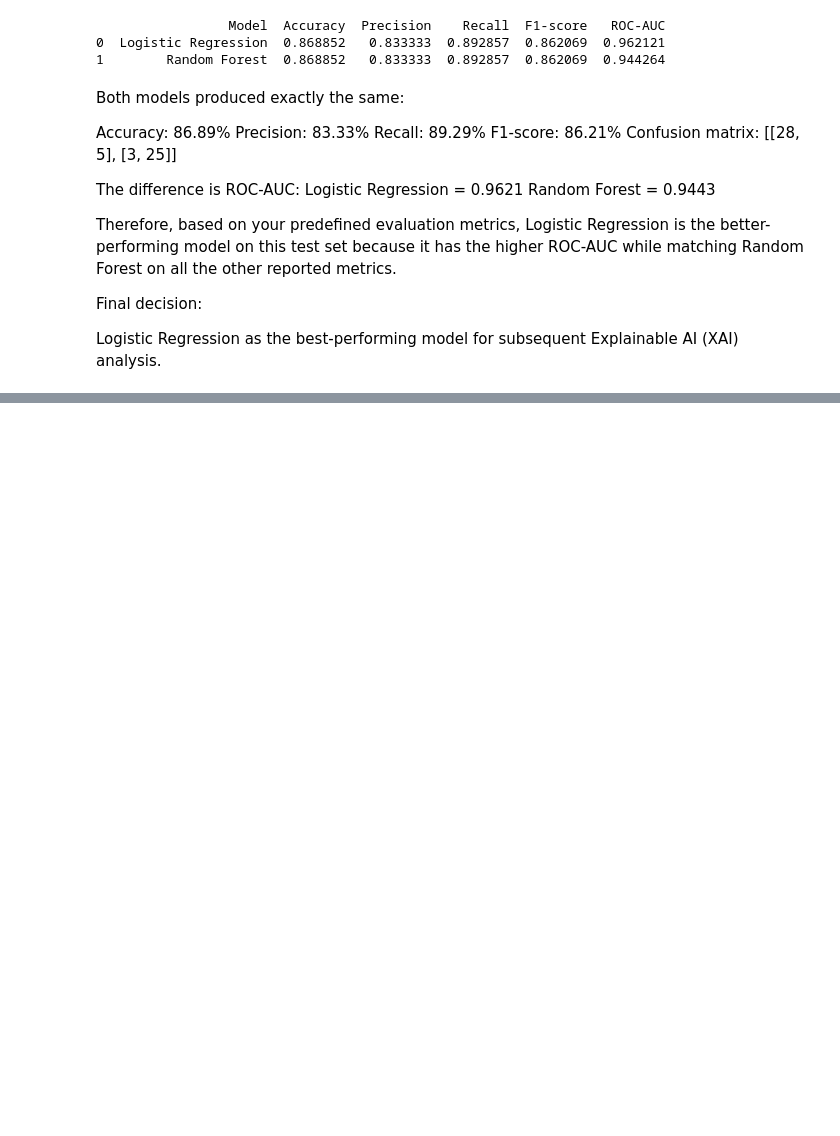
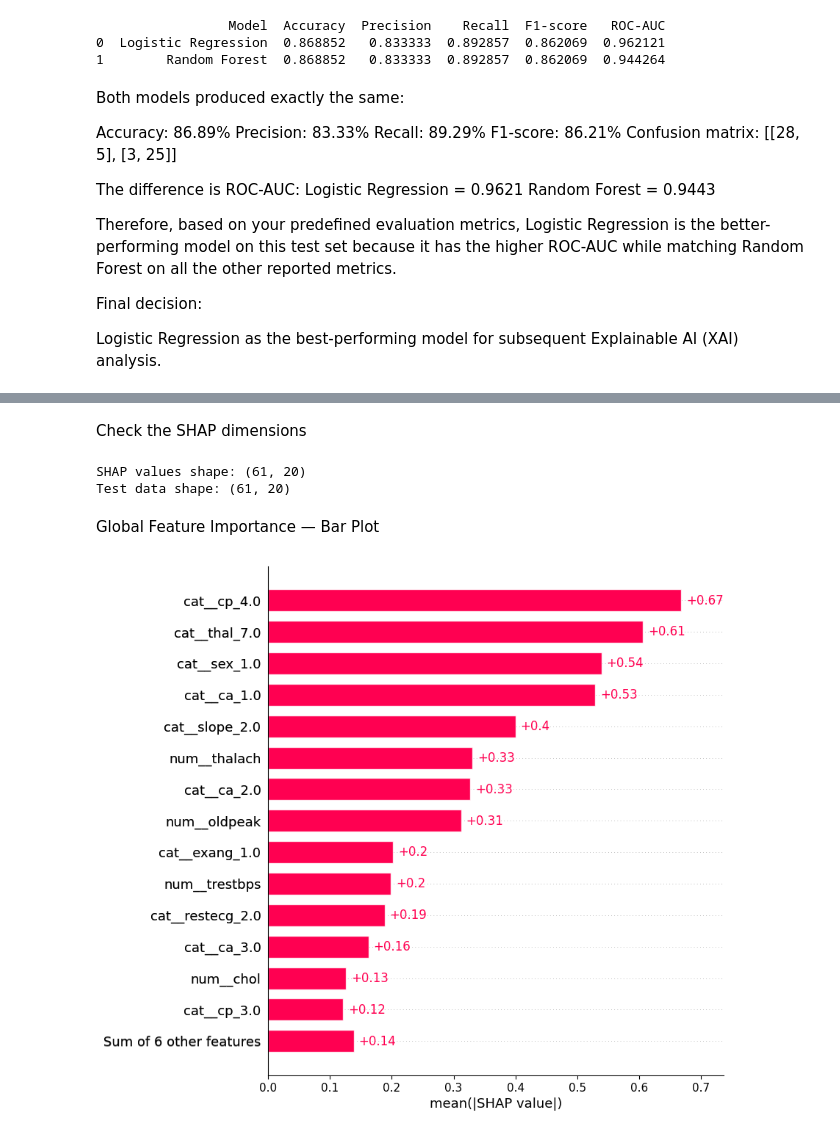
Before and after one commit to G-Varghese/Heart_Disease_AI, a Jupyter notebook: notebooks/01_dataset_preprocessing.ipynb, the cells around one changed output, grey strips where cells are left out. Saved outputs shown, nothing was run; the diff lists cells and outputs as text; code cells hidden in the pictures; blank space fills up the shorter version.

Commit message:
Complete SHAP explainable AI analysis

```diff
--- a/notebooks/01_dataset_preprocessing.ipynb
+++ b/notebooks/01_dataset_preprocessing.ipynb
@@ -796,0 +834,5 @@ Logistic Regression as the best-performing model for subsequent Explainable AI (
+# %%
+explainer = shap.Explainer(
+    logistic_model,
+    X_train_processed
+)
@@ -796,0 +841,2 @@ Logistic Regression as the best-performing model for subsequent Explainable AI (
+# %%
+shap_values = explainer(X_test_processed)
@@ -796,0 +865,14 @@ Logistic Regression as the best-performing model for subsequent Explainable AI (
+# %% [markdown]
+Check the SHAP dimensions
+# %%
+print("SHAP values shape:", shap_values.values.shape)
+print("Test data shape:", X_test_processed.shape)
+# %% [output]
+SHAP values shape: (61, 20)
+Test data shape: (61, 20)
+# %% [markdown]
+Global Feature Importance — Bar Plot
+# %%
+shap.plots.bar(shap_values, max_display=15)
+# %% [output]
+[figure, added]
```
Also changed, not shown: parts of 20 cells of this notebook.
